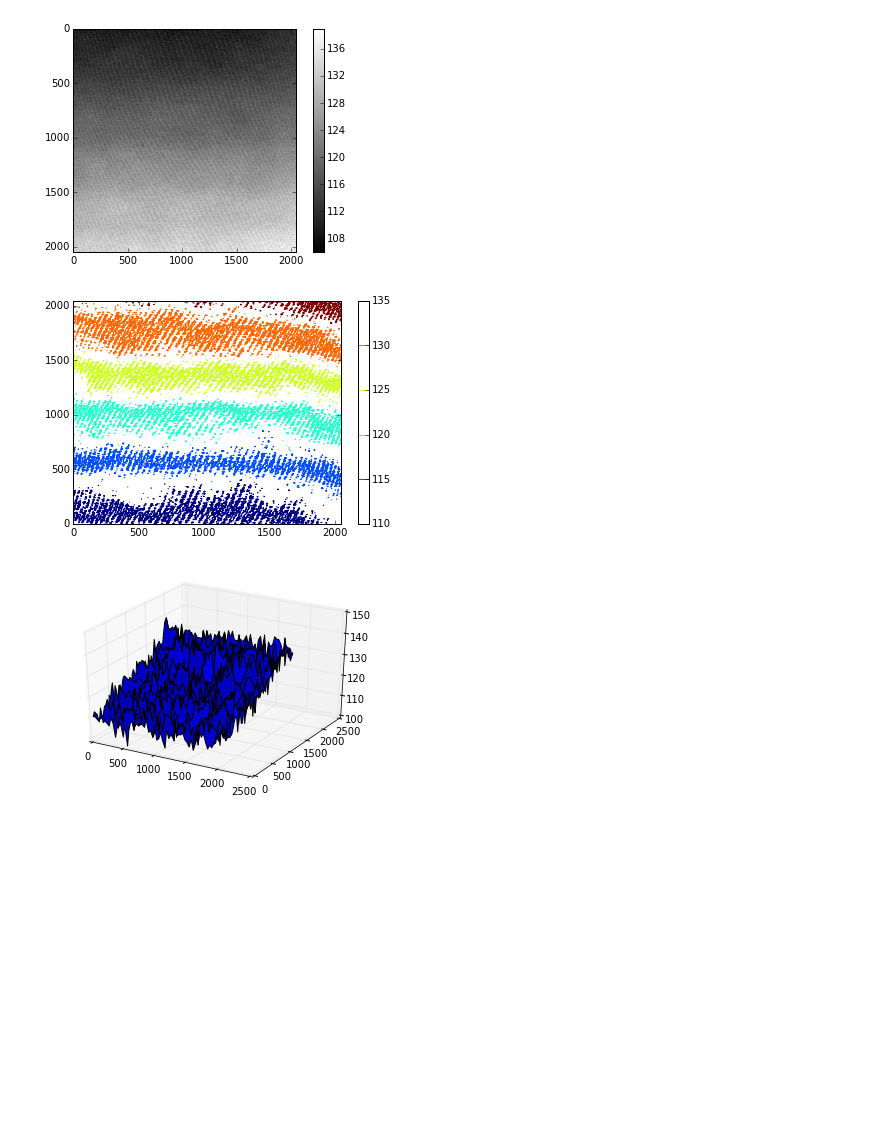
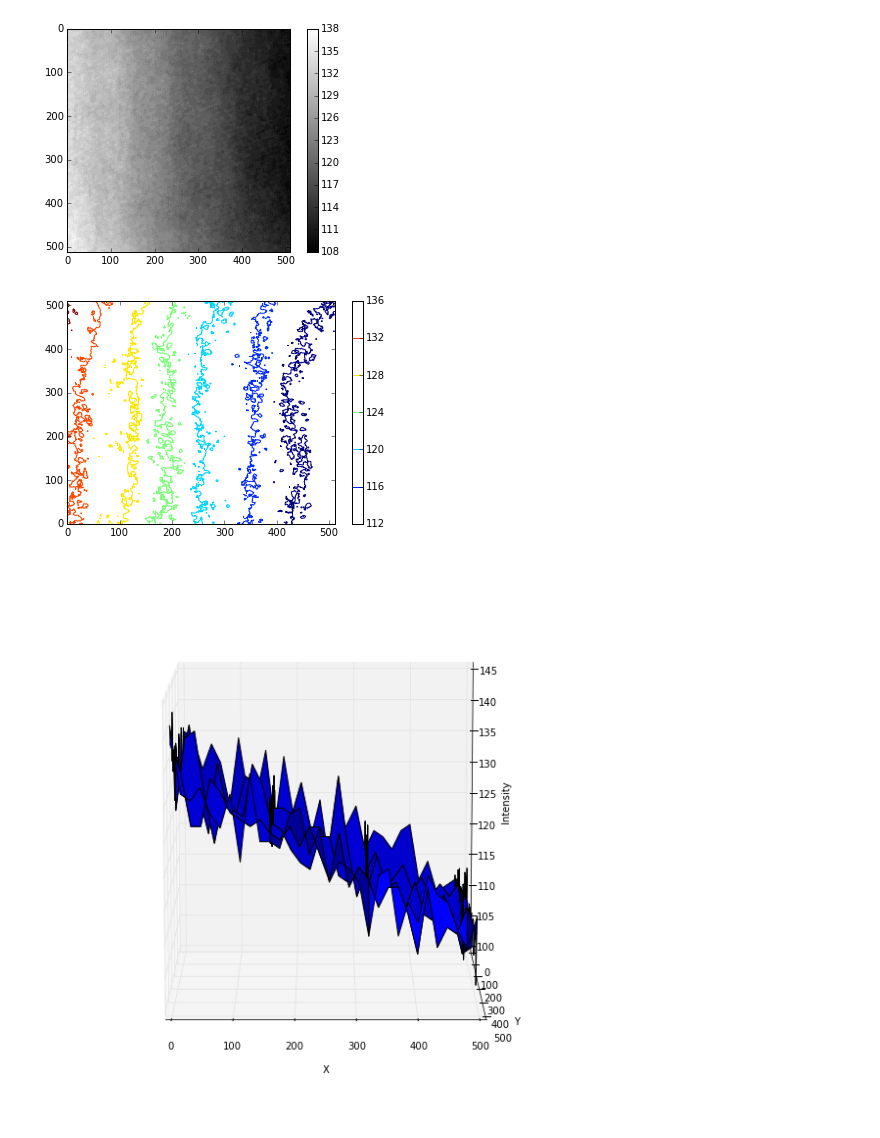
Before and after one commit to arve0/master, a Jupyter notebook: uneven illumination.ipynb, the cells around one changed output. Cells and saved outputs as stored; diff of their text form; code cells hidden in the pictures; blank space fills up the shorter version.

Commit message:
update intensity variation

```diff
--- a/uneven illumination.ipynb
+++ b/uneven illumination.ipynb
@@ -17,0 +1,4 @@ io.imshow(img, vmin=img.min(), vmax=img.max())
+# %%
+%run utils.ipynb
+
+img = io.imread('data/uneven_illumination.png')
@@ -25,24 +21,32 @@ filtered = filters.rank.median(img, selem)
 io.imshow(filtered, vmin=filtered.min(), vmax=filtered.max())
 plt.colorbar();
 # %% [output]
-[figure, old version]
+[figure, new version]
 # %%
-plt.contour(filtered)
-plt.colorbar();
+CS = plt.contour(filtered)
+cbar = plt.colorbar(CS)
 # %% [output]
-[figure, old version]
+[figure, new version]
 # %%
 from mpl_toolkits.mplot3d.axes3d import Axes3D
 import numpy as np
 # %%
 # interactive
 #%matplotlib qt
 # inline
 %matplotlib inline
 
-x, y = (np.arange(0, 2048, 32), np.arange(0, 2048, 32))
+figure(figsize=(10,10))
+x, y = np.arange(0, img.shape[1], 16), np.arange(0, img.shape[0], 16)
 X, Y = np.meshgrid(x,y)
 ax = plt.subplot(projection='3d')
-ax.plot_surface(X, Y, img[::32,::32]);
+ax.plot_surface(X, Y, img[::16,::16])
+ax.set_xlabel('X')
+ax.set_zlabel('Intensity')
+
+ax.set_ylabel('Y')
+ax.set_ylim3d(512,0)
+
+ax.view_init(elev=10, azim=270);
 # %% [output]
-[figure, old version]
+[figure, new version]
```
Also changed, not shown: parts of 7 cells of this notebook, 1 other file.
